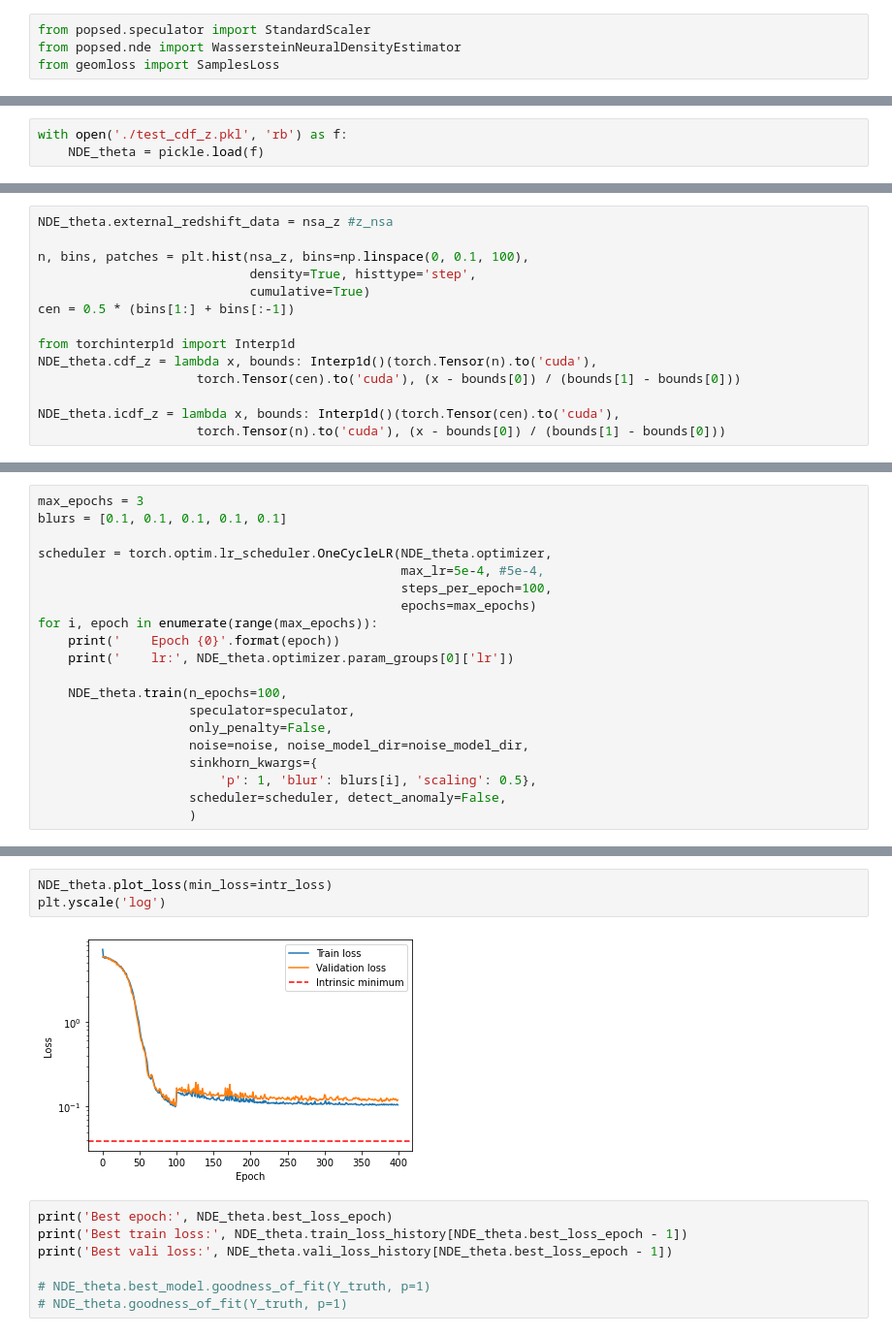
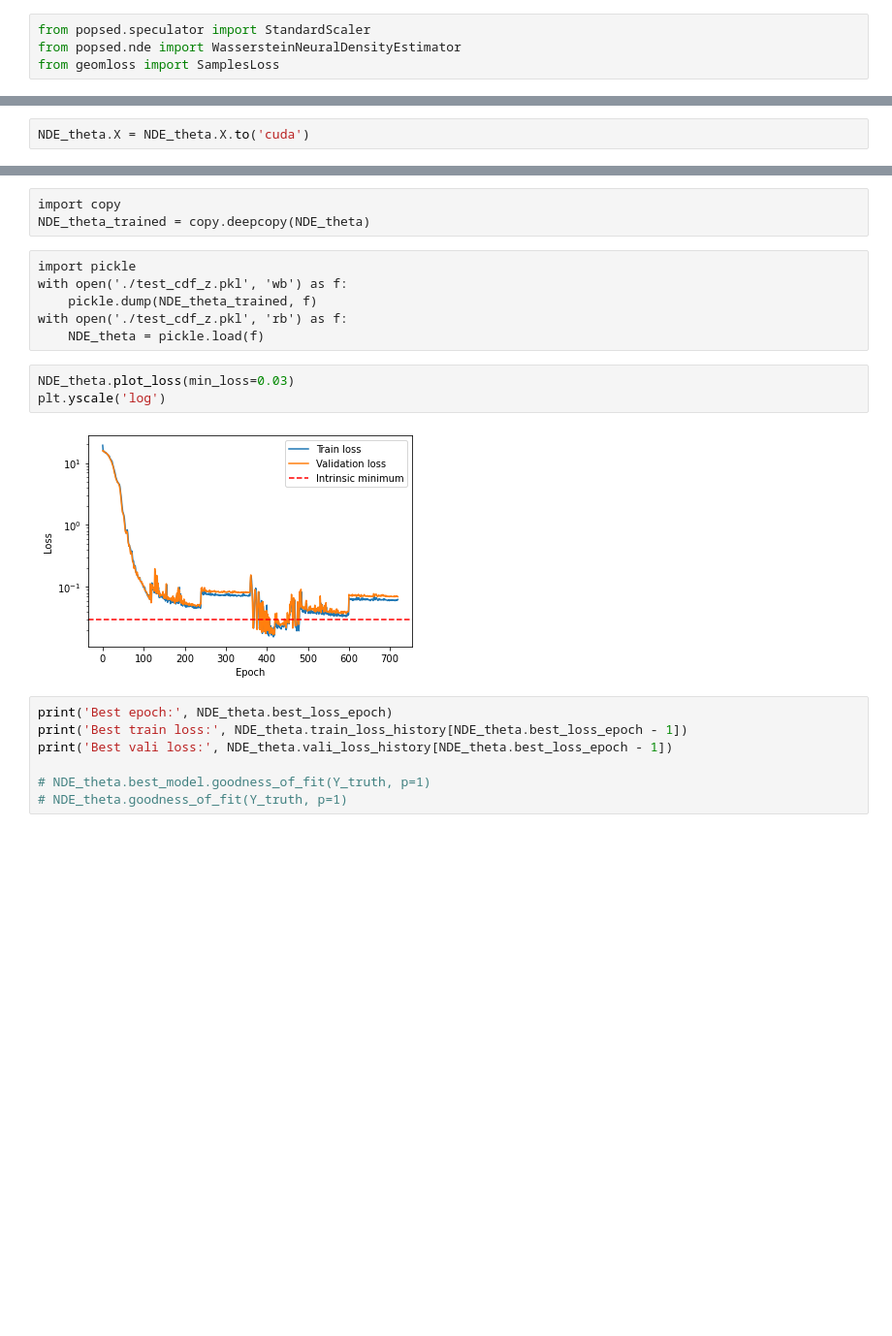
Before and after one commit to AstroJacobLi/popsed, a Jupyter notebook: notebooks/neural_density_estimator/NMF/GAMA/GAMA_NMF_CDF_free_z.ipynb, the cells around one changed output, grey strips where cells are left out. Shown at 97% size. Saved outputs shown, nothing was run; the diff lists cells and outputs as text; blank space fills up the shorter version.

```diff
--- a/notebooks/neural_density_estimator/NMF/GAMA/GAMA_NMF_CDF_free_z.ipynb
+++ b/notebooks/neural_density_estimator/NMF/GAMA/GAMA_NMF_CDF_free_z.ipynb
@@ -237,3 +260,0 @@ with open('./test_cdf_z.pkl', 'wb') as f:
-# %%
-with open('./test_cdf_z.pkl', 'rb') as f:
-    NDE_theta = pickle.load(f)
@@ -242,14 +260,0 @@ with open('./test_cdf_z.pkl', 'rb') as f:
-# %%
-NDE_theta.external_redshift_data = nsa_z #z_nsa
-
-n, bins, patches = plt.hist(nsa_z, bins=np.linspace(0, 0.1, 100),
-                            density=True, histtype='step',
-                            cumulative=True)
-cen = 0.5 * (bins[1:] + bins[:-1])
-
-from torchinterp1d import Interp1d
-NDE_theta.cdf_z = lambda x, bounds: Interp1d()(torch.Tensor(n).to('cuda'),
-                     torch.Tensor(cen).to('cuda'), (x - bounds[0]) / (bounds[1] - bounds[0]))
-
-NDE_theta.icdf_z = lambda x, bounds: Interp1d()(torch.Tensor(cen).to('cuda'),
-                     torch.Tensor(n).to('cuda'), (x - bounds[0]) / (bounds[1] - bounds[0]))
@@ -258,20 +260,0 @@ NDE_theta.icdf_z = lambda x, bounds: Interp1d()(torch.Tensor(cen).to('cuda'),
-# %%
-max_epochs = 3
-blurs = [0.1, 0.1, 0.1, 0.1, 0.1]
-
-scheduler = torch.optim.lr_scheduler.OneCycleLR(NDE_theta.optimizer,
-                                                max_lr=5e-4, #5e-4,
-                                                steps_per_epoch=100,
-                                                epochs=max_epochs)
-for i, epoch in enumerate(range(max_epochs)):
-    print('    Epoch {0}'.format(epoch))
-    print('    lr:', NDE_theta.optimizer.param_groups[0]['lr'])
-
-    NDE_theta.train(n_epochs=100,
-                    speculator=speculator,
-                    only_penalty=False,
-                    noise=noise, noise_model_dir=noise_model_dir,
-                    sinkhorn_kwargs={
-                        'p': 1, 'blur': blurs[i], 'scaling': 0.5},
-                    scheduler=scheduler, detect_anomaly=False,
-                    )
@@ -284,0 +273,2 @@ for i, epoch in enumerate(range(max_epochs)):
+# %%
+NDE_theta.X = NDE_theta.X.to('cuda')
@@ -285,8 +328,17 @@ for i, epoch in enumerate(range(max_epochs)):
+# %% [raw]
+import copy
+NDE_theta_trained = copy.deepcopy(NDE_theta)
+# %% [raw]
+import pickle
+with open('./test_cdf_z.pkl', 'wb') as f:
+    pickle.dump(NDE_theta_trained, f)
+with open('./test_cdf_z.pkl', 'rb') as f:
+    NDE_theta = pickle.load(f)
 # %%
-NDE_theta.plot_loss(min_loss=intr_loss)
+NDE_theta.plot_loss(min_loss=0.03)
 plt.yscale('log')
 # %% [output]
-[figure, old version]
+[figure, new version]
 # %%
 print('Best epoch:', NDE_theta.best_loss_epoch)
 print('Best train loss:', NDE_theta.train_loss_history[NDE_theta.best_loss_epoch - 1])
```
Also changed, not shown: parts of 58 cells of this notebook, 3 other files.
